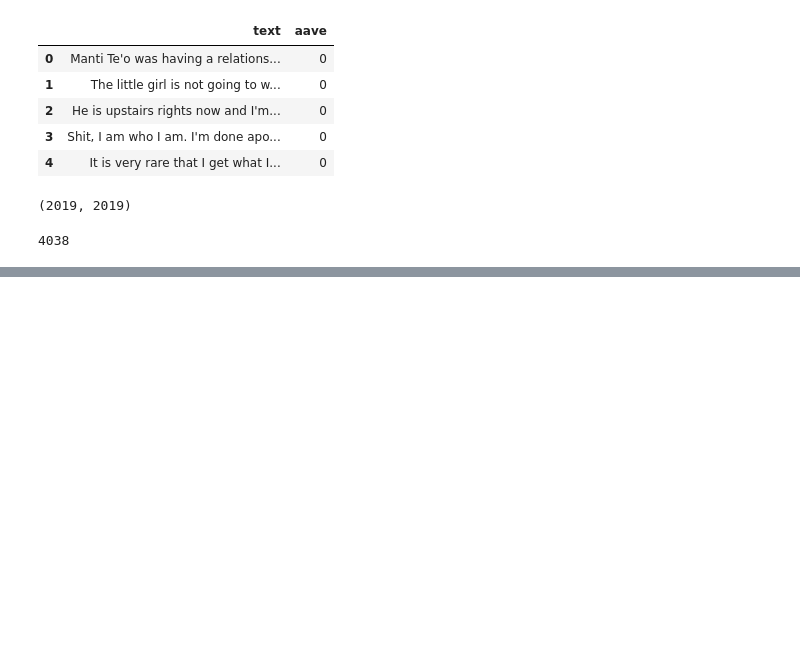
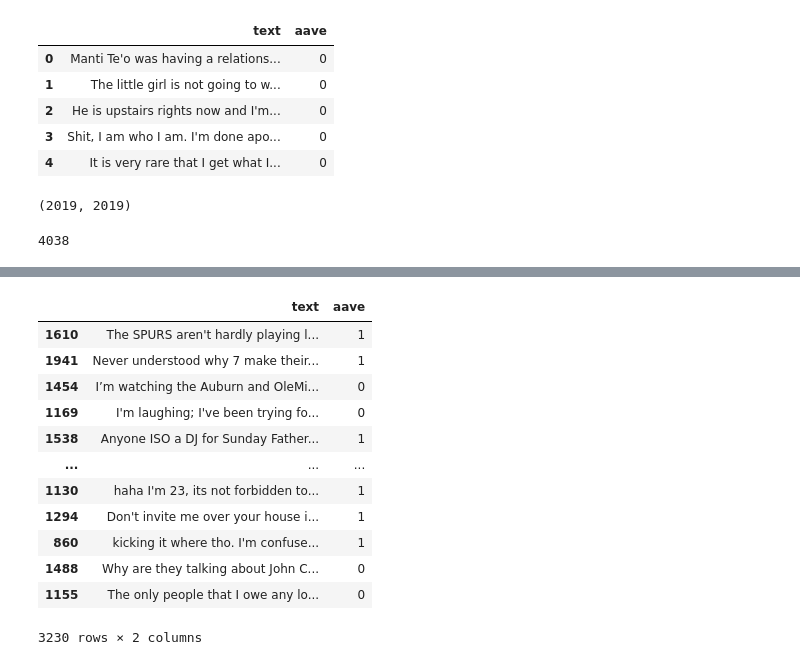
Before and after one commit to sheetal-srivastava/hate-speech-debiasing, a Jupyter notebook: data-processing.ipynb, the cells around one changed output, grey strips where cells are left out. Saved outputs shown, nothing was run; the diff lists cells and outputs as text; code cells hidden in the pictures; blank space fills up the shorter version.

```diff
--- a/data-processing.ipynb
+++ b/data-processing.ipynb
@@ -156,0 +144,22 @@ trainer = Trainer(
+# %%
+from sklearn.model_selection import train_test_split
+
+# Split the dataset into training and testing with 'aave' as the target label
+X_train, X_test, y_train, y_test = train_test_split(dialect_data, dialect_data['aave'],
+                                                    test_size=0.2, random_state=42)
+# %%
+X_train
+# %% [output]
+|  | text | aave |
+| 1610 | The SPURS aren't hardly playing l... | 1 |
+| 1941 | Never understood why 7 make their... | 1 |
+| 1454 | I’m watching the Auburn and OleMi... | 0 |
+| 1169 | I'm laughing; I've been trying fo... | 0 |
+| 1538 | Anyone ISO a DJ for Sunday Father... | 1 |
+| ... | ... | ... |
+| 1130 | haha I'm 23, its not forbidden to... | 1 |
+| 1294 | Don't invite me over your house i... | 1 |
+| 860 | kicking it where tho. I'm confuse... | 1 |
+| 1488 | Why are they talking about John C... | 0 |
+| 1155 | The only people that I owe any lo... | 0 |
+3230 rows × 2 columns
```
Also changed, not shown: parts of 29 cells of this notebook.
